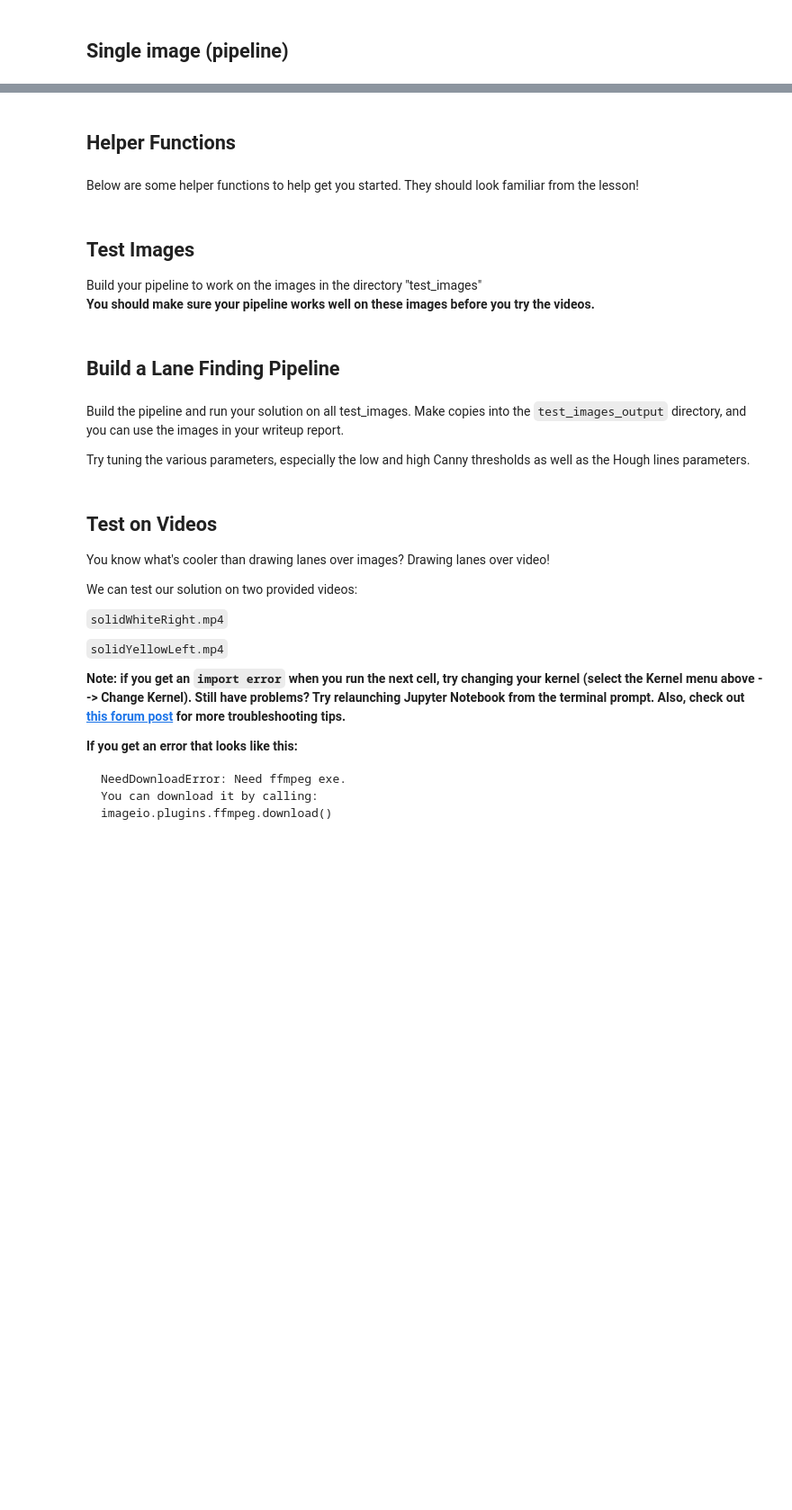
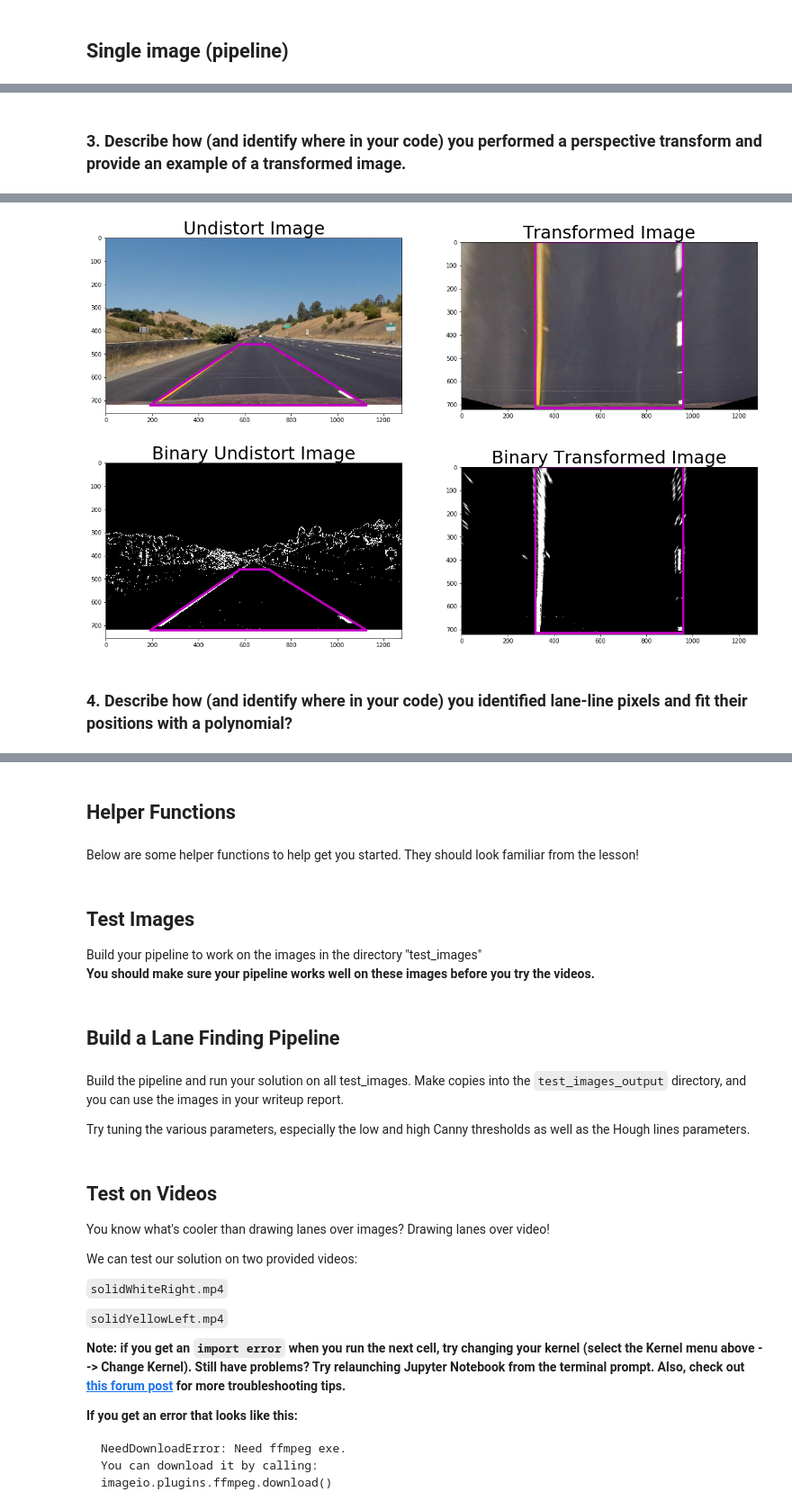
Before and after one commit to RuiyeNi/CarND-Term1-Project4-Advanced-Lane-Finding, a Jupyter notebook: T1P4.ipynb, the cells around one changed output, grey strips where cells are left out. Shown at 90% size. Cells and saved outputs as stored; diff of their text form; code cells hidden in the pictures; blank space fills up the shorter version.

```diff
--- a/T1P4.ipynb
+++ b/T1P4.ipynb
@@ -131,0 +278,72 @@ plt.show()
+# %% [markdown]
+### 3. Describe how (and identify where in your code) you performed a perspective transform and provide an example of a transformed image.
+# %%
+# image size
+img_size = (image.shape[1], image.shape[0])
+
+# Specify source points:
+src_lt = [(img_size[0] / 2) - 62, img_size[1] / 2 + 100]
+#src_lb = [((img_size[0] / 6) + 80), img_size[1]-70]
+#src_rb = [(img_size[0] * 4 / 6) + 160, img_size[1]-70]
+src_lb = [((img_size[0] / 6) - 20), img_size[1]]
+src_rb = [(img_size[0] * 4 / 6) + 272, img_size[1]]
+src_rt = [(img_size[0] / 2 + 65), img_size[1] / 2 + 100]
+src = np.float32([src_lt, src_lb, src_rb, src_rt])
+print('Source points: \n', src)
+
+# Sepcify destination points:
+dst_lt = [(img_size[0]/4), 0]
+dst_lb = [(img_size[0]/4), img_size[1]-5]
+dst_rb = [(img_size[0]*3/4), img_size[1]-5]
+dst_rt = [(img_size[0]*3/4), 0]
+dst = np.float32([dst_lt, dst_lb, dst_rb, dst_rt])
+print('Destination points: \n', dst)
+
+# Compute the perspective transform, M, given source and destination points:
+M = cv2.getPerspectiveTransform(src, dst)
+Minv = cv2.getPerspectiveTransform(dst, src)
+
+#Warp an image using the perspective transform, M:
+#warped = cv2.warpPerspective(image, M, img_size, flags=cv2.INTER_LINEAR)
+warped = cv2.warpPerspective(img, M, img_size, flags=cv2.INTER_LINEAR)
+binary_warped = cv2.warpPerspective(combined, M, img_size, flags=cv2.INTER_LINEAR)
+
+
+f, (ax1, ax2) = plt.subplots(1, 2, figsize=(20, 10))
+ax1.imshow(image)
+src_color = 'm'
+lw = 4
+ax1.set_title('Undistort Image', fontsize=30)
+ax1.plot([src_lt[0], src_lb[0]], [src_lt[1], src_lb[1]],linewidth=lw, color=src_color)
+ax1.plot([src_lb[0], src_rb[0]], [src_lb[1], src_rb[1]], linewidth=lw, color=src_color)
+ax1.plot([src_rb[0], src_rt[0]], [src_rb[1], src_rt[1]], linewidth=lw, color=src_color)
+ax1.plot([src_rt[0], src_lt[0]], [src_rt[1], src_lt[1]], linewidth=lw, color=src_color)
+# ax1.line(src_lt, src_lb)
+ax2.imshow(warped)
+ax2.set_title('Transformed Image', fontsize=30)
+dst_color = 'm'
+ax2.plot([dst_lt[0], dst_lb[0]], [dst_lt[1], dst_lb[1]], linewidth=lw, color=dst_color)
+ax2.plot([dst_lb[0], dst_rb[0]], [dst_lb[1], dst_rb[1]], linewidth=lw, color=dst_color)
+ax2.plot([dst_rb[0], dst_rt[0]], [dst_rb[1], dst_rt[1]], linewidth=lw, color=dst_color)
+ax2.plot([dst_rt[0], dst_lt[0]], [dst_rt[1], dst_lt[1]], linewidth=lw, color=dst_color)
+plt.show()
+
+
+f, (ax1, ax2) = plt.subplots(1, 2, figsize=(20, 10))
+ax1.imshow(combined, cmap='gray')
+src_color = 'm'
+ax1.set_title('Binary Undistort Image', fontsize=30)
+ax1.plot([src_lt[0], src_lb[0]], [src_lt[1], src_lb[1]],linewidth=lw, color=src_color)
+ax1.plot([src_lb[0], src_rb[0]], [src_lb[1], src_rb[1]], linewidth=lw, color=src_color)
+ax1.plot([src_rb[0], src_rt[0]], [src_rb[1], src_rt[1]], linewidth=lw, color=src_color)
+ax1.plot([src_rt[0], src_lt[0]], [src_rt[1], src_lt[1]], linewidth=lw, color=src_color)
+# ax1.line(src_lt, src_lb)
+ax2.imshow(binary_warped, cmap='gray')
+ax2.set_title('Binary Transformed Image', fontsize=30)
+dst_color = 'm'
+ax2.plot([dst_lt[0], dst_lb[0]], [dst_lt[1], dst_lb[1]], linewidth=lw, color=dst_color)
+ax2.plot([dst_lb[0], dst_rb[0]], [dst_lb[1], dst_rb[1]], linewidth=lw, color=dst_color)
+ax2.plot([dst_rb[0], dst_rt[0]], [dst_rb[1], dst_rt[1]], linewidth=lw, color=dst_color)
+ax2.plot([dst_rt[0], dst_lt[0]], [dst_rt[1], dst_lt[1]], linewidth=lw, color=dst_color)
+plt.show()
+# %% [output]
@@ -131,0 +360,4 @@ plt.show()
+[figure, added]
+[figure, added]
+# %% [markdown]
+### 4. Describe how (and identify where in your code) you identified lane-line pixels and fit their positions with a polynomial?
```
Also changed, not shown: parts of 20 cells of this notebook.
